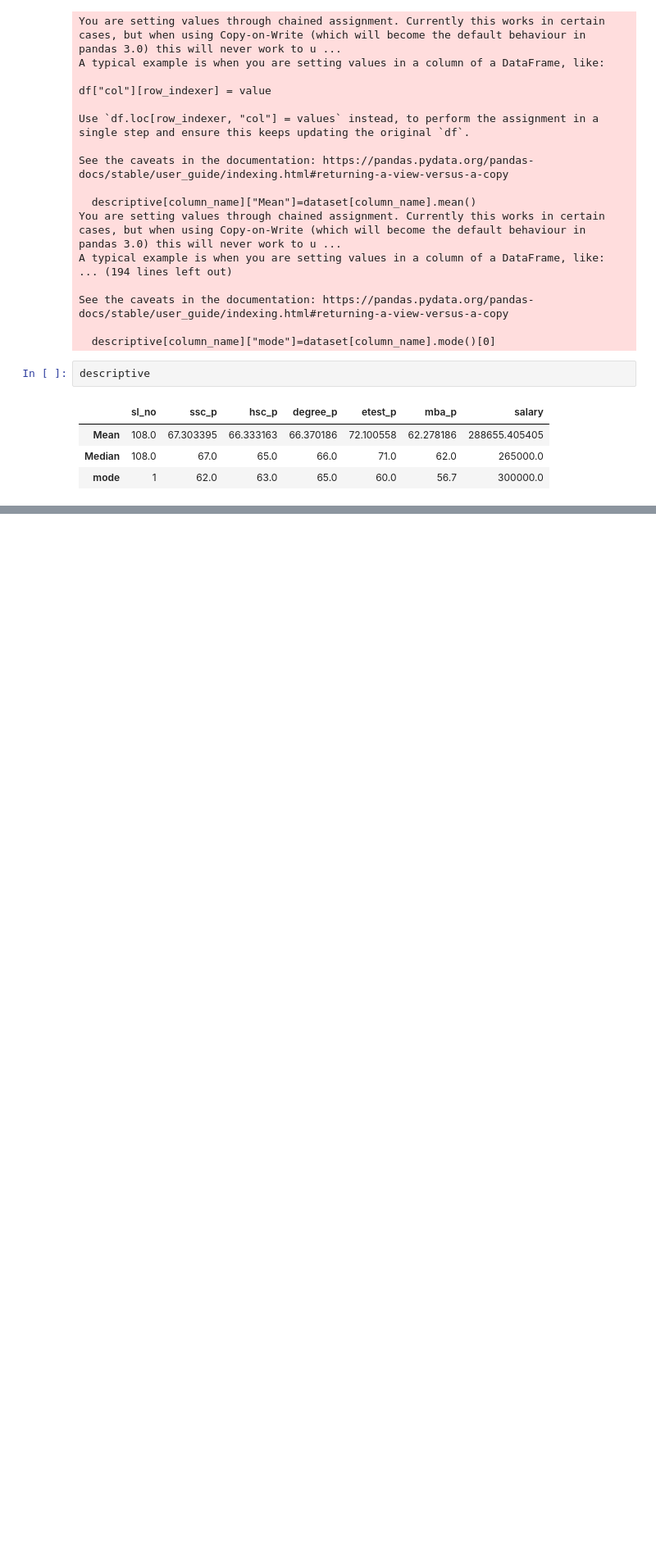
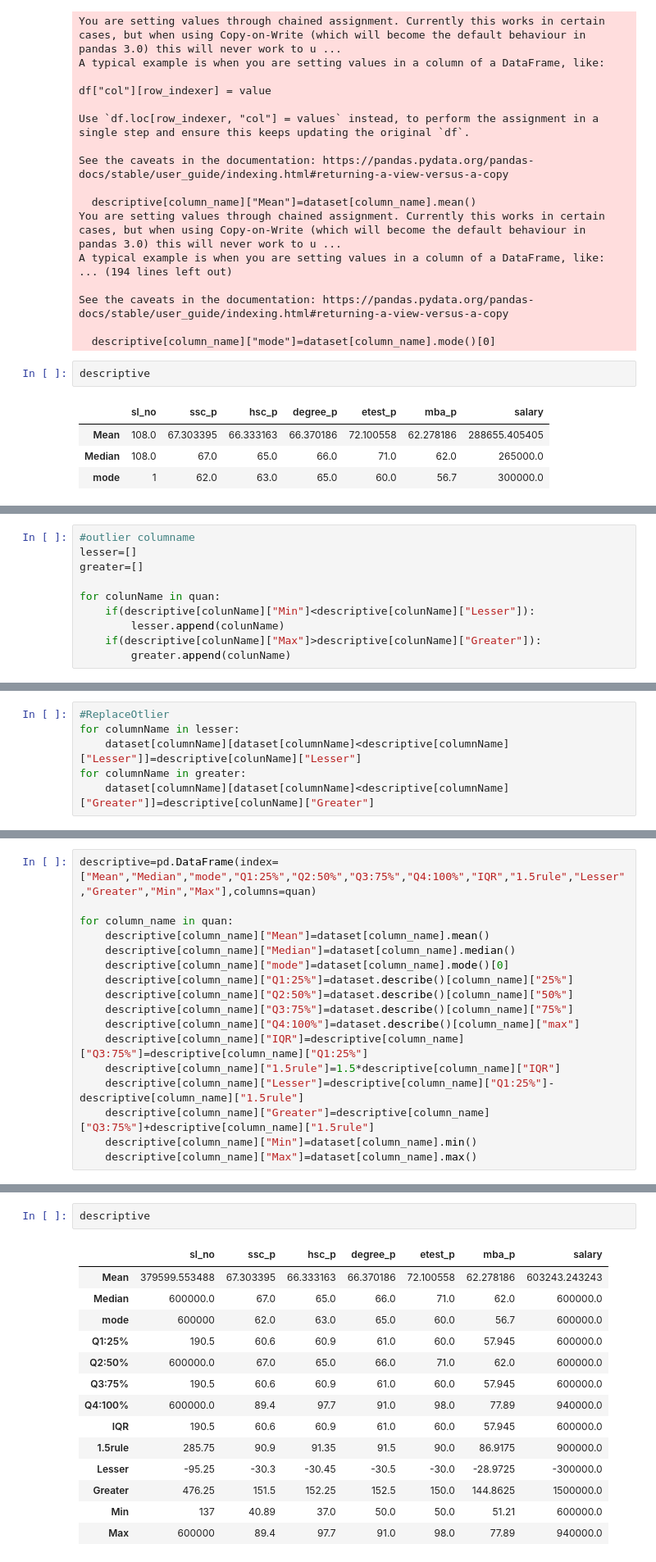
Before and after one commit to sharma-sha/Data-Science, a Jupyter notebook: Central Tendency.ipynb, the cells around one changed output, grey strips where cells are left out. Shown at 82% size. Drawn from its saved outputs; the diff is of its cells as text; blank space fills up the shorter version.

```diff
--- a/Central Tendency.ipynb
+++ b/Central Tendency.ipynb
@@ -312,0 +400,10 @@ descriptive
+# %%
+#outlier columname
+lesser=[]
+greater=[]
+
+for colunName in quan:
+    if(descriptive[colunName]["Min"]<descriptive[colunName]["Lesser"]):
+        lesser.append(colunName)
+    if(descriptive[colunName]["Max"]>descriptive[colunName]["Greater"]):
+        greater.append(colunName)
@@ -312,0 +433,6 @@ descriptive
+# %%
+#ReplaceOtlier
+for columnName in lesser:
+    dataset[columnName][dataset[columnName]<descriptive[columnName]["Lesser"]]=descriptive[colunName]["Lesser"]
+for columnName in greater:
+    dataset[columnName][dataset[columnName]<descriptive[columnName]["Greater"]]=descriptive[colunName]["Greater"]
@@ -312,0 +468,17 @@ descriptive
+# %%
+descriptive=pd.DataFrame(index=["Mean","Median","mode","Q1:25%","Q2:50%","Q3:75%","Q4:100%","IQR","1.5rule","Lesser","Greater","Min","Max"],columns=quan)
+
+for column_name in quan:
+    descriptive[column_name]["Mean"]=dataset[column_name].mean()
+    descriptive[column_name]["Median"]=dataset[column_name].median()
+    descriptive[column_name]["mode"]=dataset[column_name].mode()[0]
+    descriptive[column_name]["Q1:25%"]=dataset.describe()[column_name]["25%"]
+    descriptive[column_name]["Q2:50%"]=dataset.describe()[column_name]["50%"]
+    descriptive[column_name]["Q3:75%"]=dataset.describe()[column_name]["75%"]
+    descriptive[column_name]["Q4:100%"]=dataset.describe()[column_name]["max"]
+    descriptive[column_name]["IQR"]=descriptive[column_name]["Q3:75%"]=descriptive[column_name]["Q1:25%"]
+    descriptive[column_name]["1.5rule"]=1.5*descriptive[column_name]["IQR"]
+    descriptive[column_name]["Lesser"]=descriptive[column_name]["Q1:25%"]-descriptive[column_name]["1.5rule"]
+    descriptive[column_name]["Greater"]=descriptive[column_name]["Q3:75%"]+descriptive[column_name]["1.5rule"]
+    descriptive[column_name]["Min"]=dataset[column_name].min()
+    descriptive[column_name]["Max"]=dataset[column_name].max()
@@ -312,0 +503,17 @@ descriptive
+# %%
+descriptive
+# %% [output]
+|  | sl_no | ssc_p | hsc_p | degree_p | etest_p | mba_p | salary |
+| Mean | 379599.553488 | 67.303395 | 66.333163 | 66.370186 | 72.100558 | 62.278186 | 603243.243243 |
+| Median | 600000.0 | 67.0 | 65.0 | 66.0 | 71.0 | 62.0 | 600000.0 |
+| mode | 600000 | 62.0 | 63.0 | 65.0 | 60.0 | 56.7 | 600000.0 |
+| Q1:25% | 190.5 | 60.6 | 60.9 | 61.0 | 60.0 | 57.945 | 600000.0 |
+| Q2:50% | 600000.0 | 67.0 | 65.0 | 66.0 | 71.0 | 62.0 | 600000.0 |
+| Q3:75% | 190.5 | 60.6 | 60.9 | 61.0 | 60.0 | 57.945 | 600000.0 |
+| Q4:100% | 600000.0 | 89.4 | 97.7 | 91.0 | 98.0 | 77.89 | 940000.0 |
+| IQR | 190.5 | 60.6 | 60.9 | 61.0 | 60.0 | 57.945 | 600000.0 |
+| 1.5rule | 285.75 | 90.9 | 91.35 | 91.5 | 90.0 | 86.9175 | 900000.0 |
+| Lesser | -95.25 | -30.3 | -30.45 | -30.5 | -30.0 | -28.9725 | -300000.0 |
+| Greater | 476.25 | 151.5 | 152.25 | 152.5 | 150.0 | 144.8625 | 1500000.0 |
+| Min | 137 | 40.89 | 37.0 | 50.0 | 50.0 | 51.21 | 600000.0 |
+| Max | 600000 | 89.4 | 97.7 | 91.0 | 98.0 | 77.89 | 940000.0 |
```
Also changed, not shown: parts of 37 cells of this notebook.
